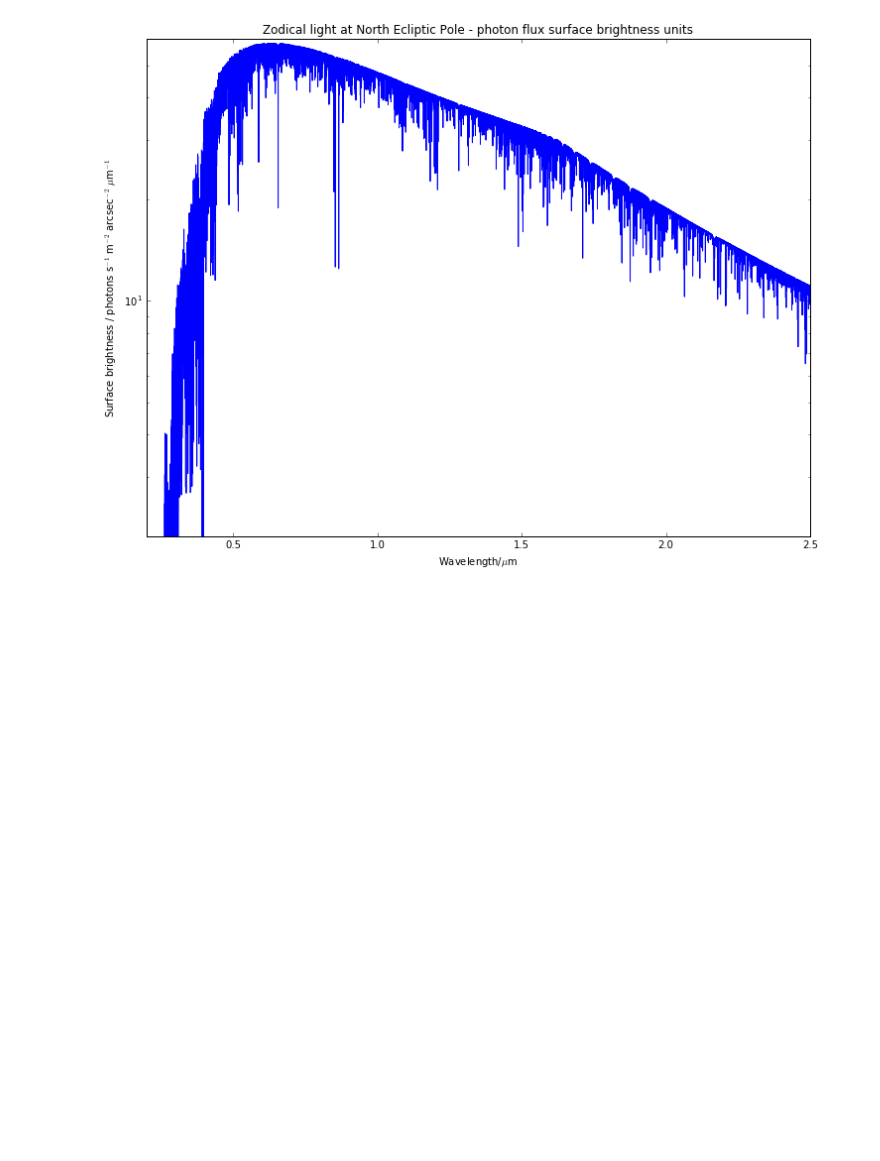
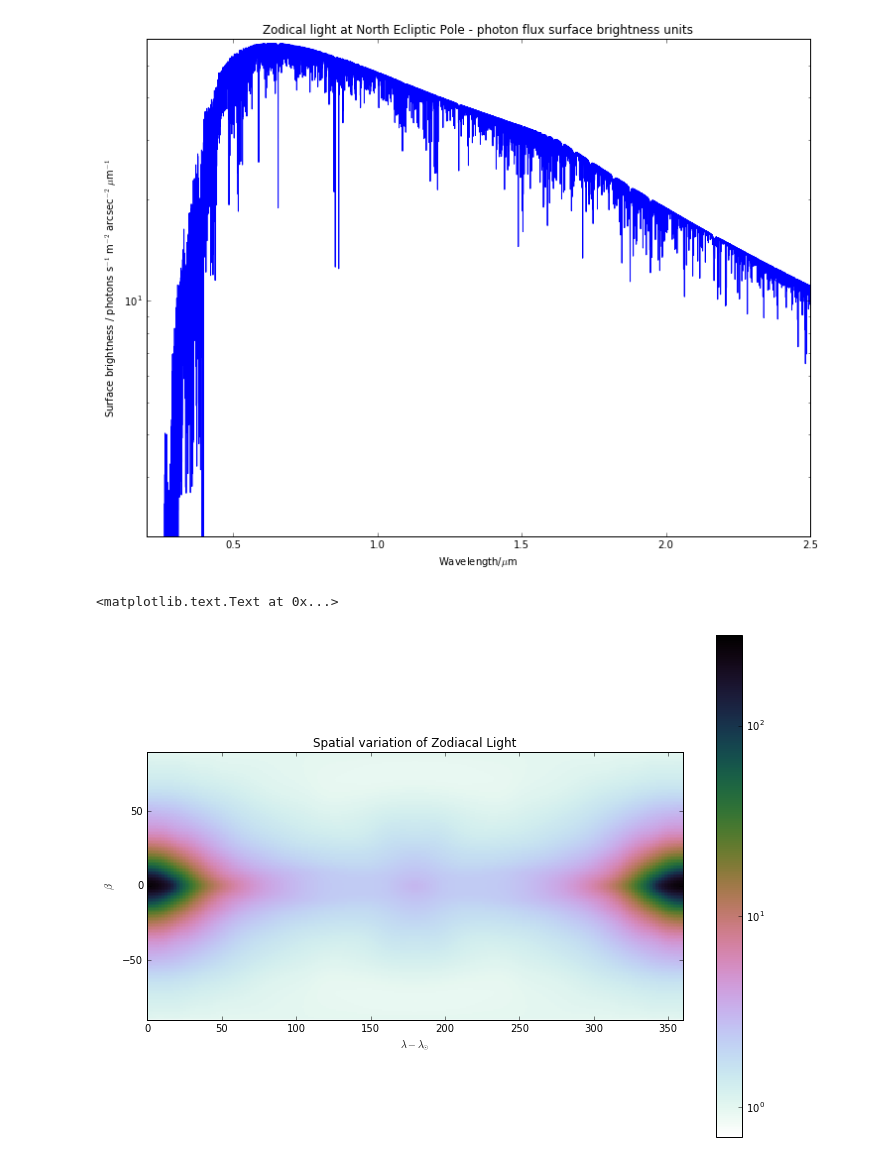
Before and after one commit to AnthonyHorton/astroimsim, a Jupyter notebook: Australian Space Eye.ipynb, the cells around one changed output. Cells and saved outputs as stored; diff of their text form; code cells hidden in the pictures; blank space fills up the shorter version.

Commit message:
Added basic spatial variation of ZL model

```diff
--- a/Australian Space Eye.ipynb
+++ b/Australian Space Eye.ipynb
@@ -18,3 +20,14 @@ plt.ylabel('Surface brightness / photons s$^{-1}$ m$^{-2}$ arcsec$^{-2}$ $\mu$m$
 plt.title('Zodical light at North Ecliptic Pole - photon flux surface brightness units');
 # %% [output]
 [figure]
+# %%
+plt.imshow(zl.spatial(np.linspace(0,np.pi,180),np.linspace(0,2*np.pi,360)), \
+           origin='lower', extent=[0,360,-90,90], norm=colors.LogNorm(vmin=0.7,vmax=300), \
+           interpolation='none', cmap='cubehelix_r')
+plt.colorbar()
+plt.title('Spatial variation of Zodiacal Light')
+plt.xlabel('$\lambda - \lambda_{\odot}$')
+plt.ylabel('$\\beta$')
+# %% [output]
+<matplotlib.text.Text at 0x...>
+[figure, added]
```
Also changed, not shown: parts of 1 cell of this notebook, 1 other file.
